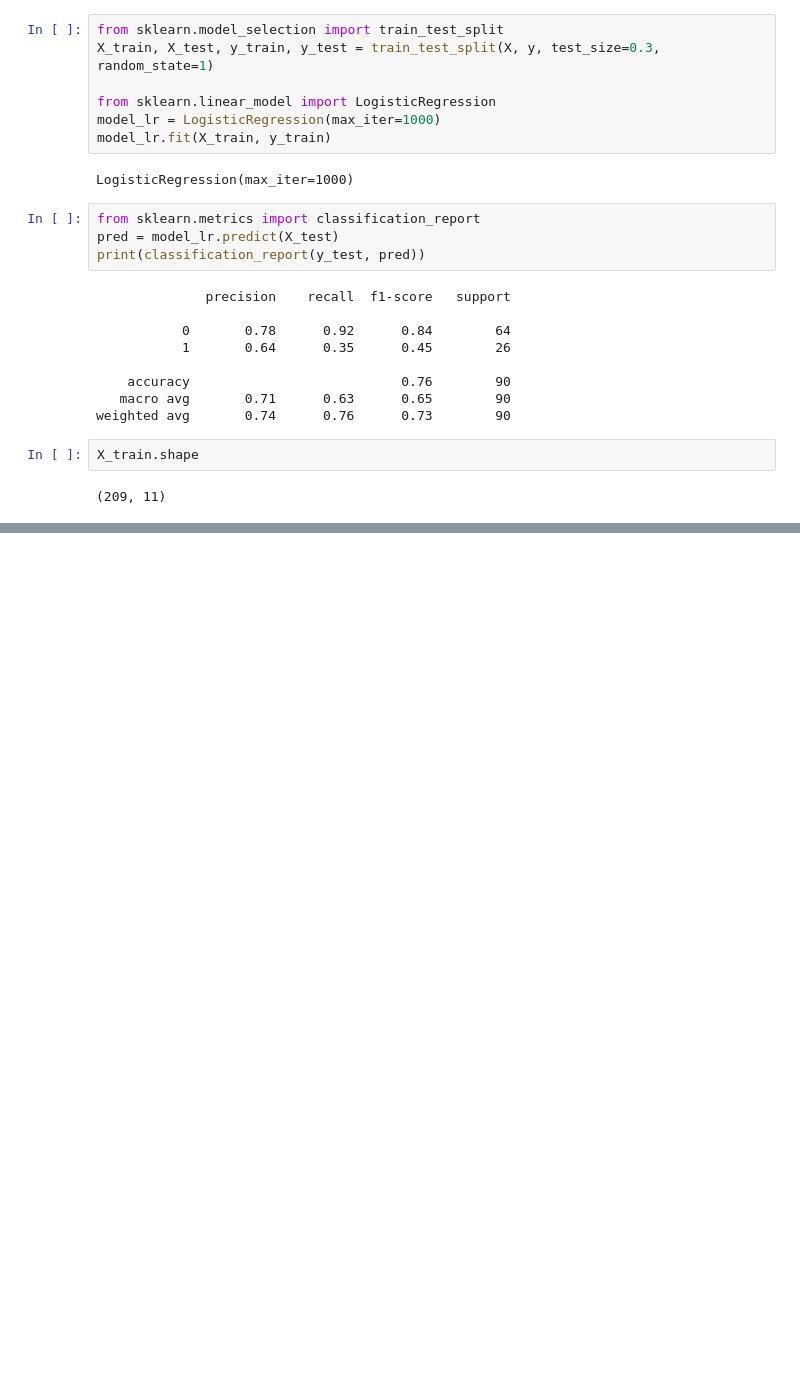
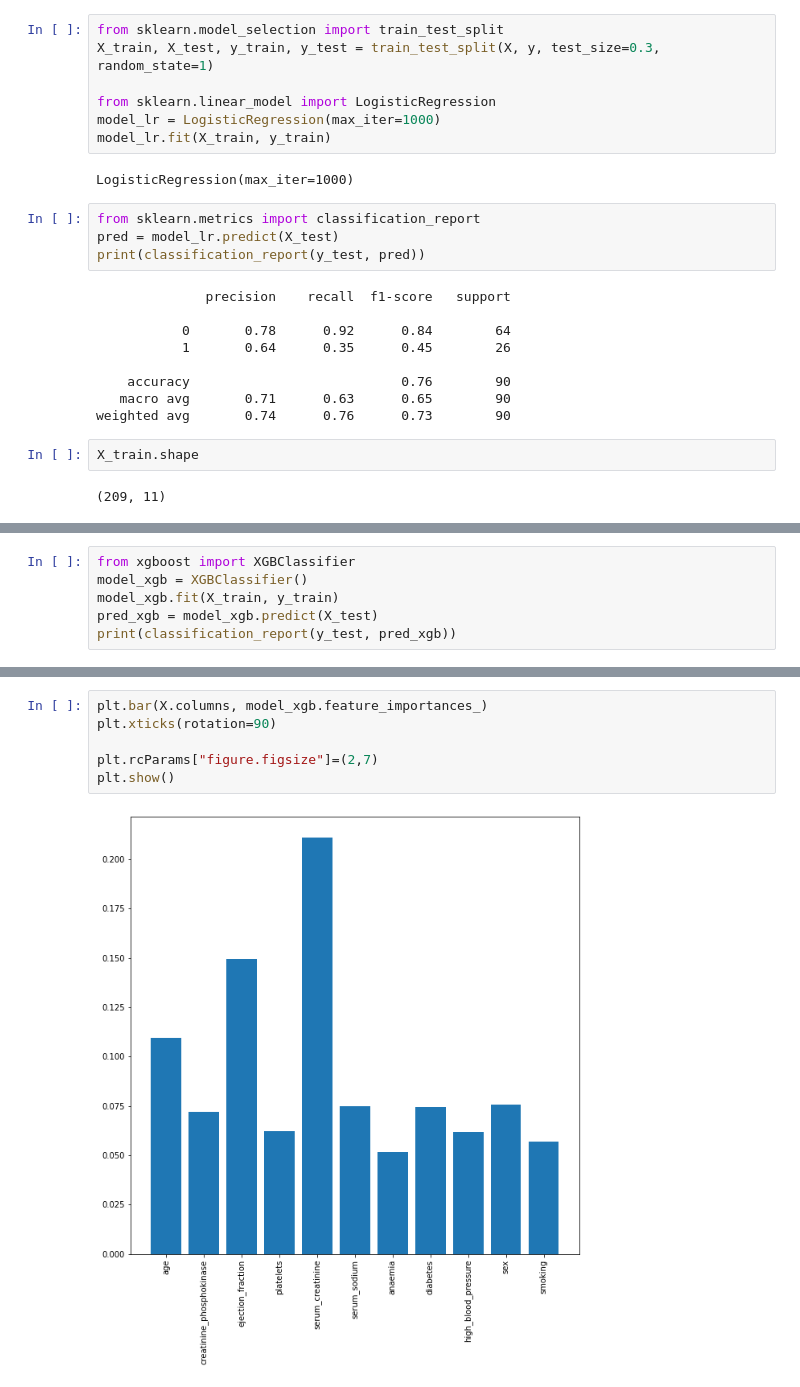
Before and after one commit to Welle-Kim/ML_multicampus, a Jupyter notebook: Analysis_for_heart_failure_clinic.ipynb, the cells around one changed output, grey strips where cells are left out. Drawn from its saved outputs; the diff is of its cells as text; blank space fills up the shorter version.

```diff
--- a/Analysis_for_heart_failure_clinic.ipynb
+++ b/Analysis_for_heart_failure_clinic.ipynb
@@ -187,3 +187,9 @@ model_lr.predict(X_new)
 # %% [output]
 (1, 11)
 array([0])
+# %%
+from xgboost import XGBClassifier
+model_xgb = XGBClassifier()
+model_xgb.fit(X_train, y_train)
+pred_xgb = model_xgb.predict(X_test)
+print(classification_report(y_test, pred_xgb))
@@ -189,0 +205,8 @@ array([0])
+# %%
+plt.bar(X.columns, model_xgb.feature_importances_)
+plt.xticks(rotation=90)
+
+plt.rcParams["figure.figsize"]=(2,7)
+plt.show()
+# %% [output]
+[figure, added]
```
Also changed, not shown: parts of 9 cells of this notebook.
